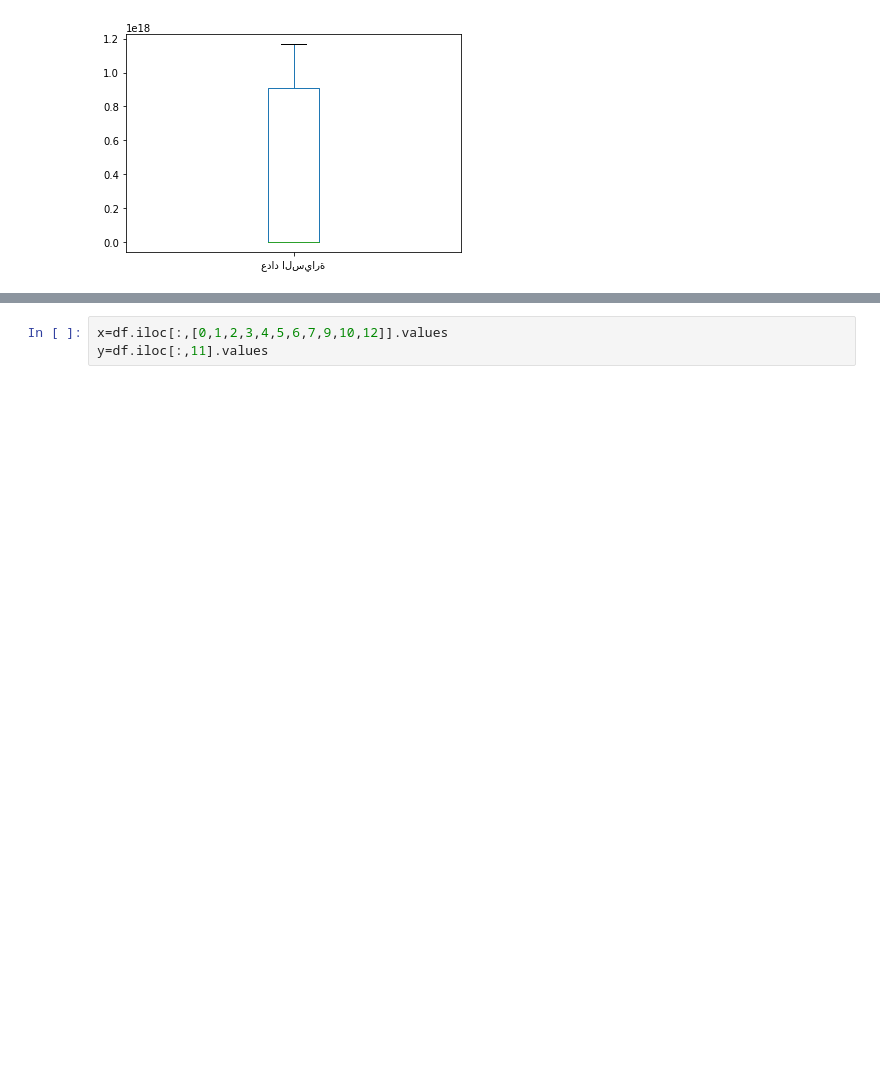
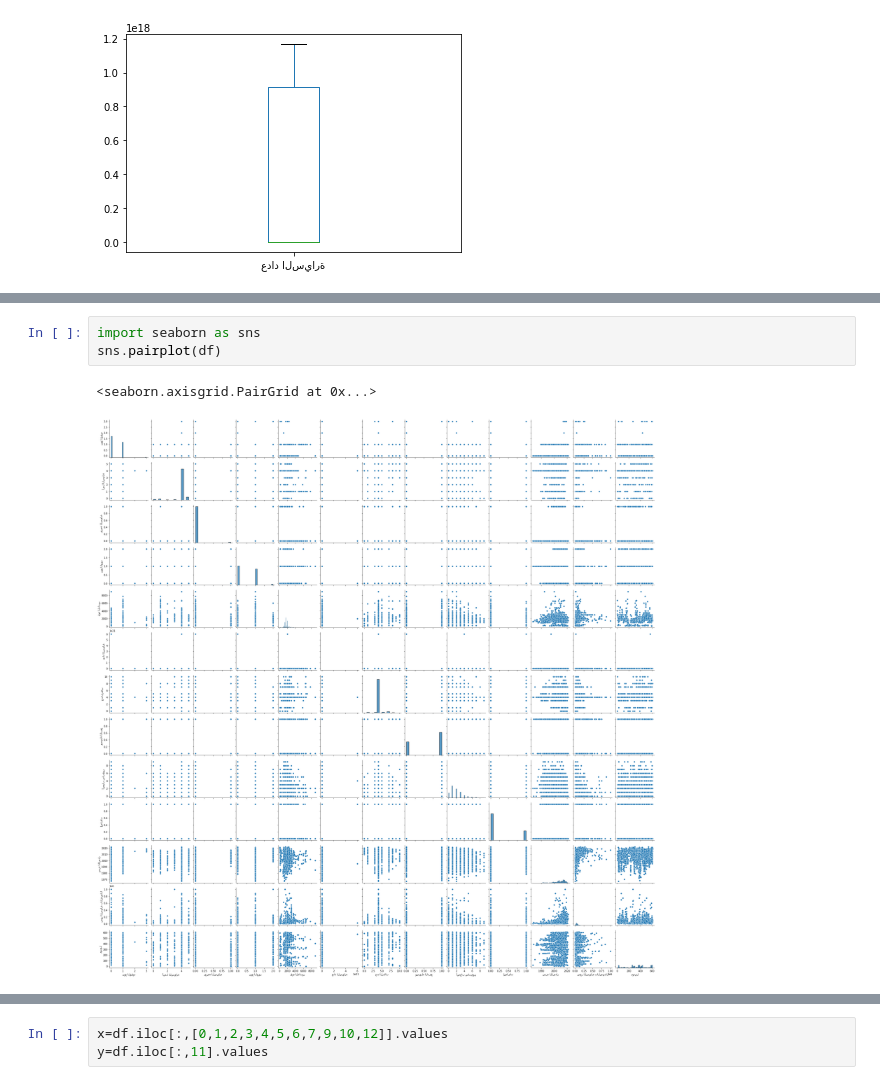
Before and after one commit to marahsaadeh/ML_ass1, a Jupyter notebook: Ass1.ipynb, the cells around one changed output, grey strips where cells are left out. Saved outputs shown, nothing was run; the diff lists cells and outputs as text; blank space fills up the shorter version.

```diff
--- a/Ass1.ipynb
+++ b/Ass1.ipynb
@@ -919,0 +960,6 @@ df
+# %%
+import seaborn as sns
+sns.pairplot(df)
+# %% [output]
+<seaborn.axisgrid.PairGrid at 0x...>
+[figure, added]
```
Also changed, not shown: parts of 40 cells of this notebook.
